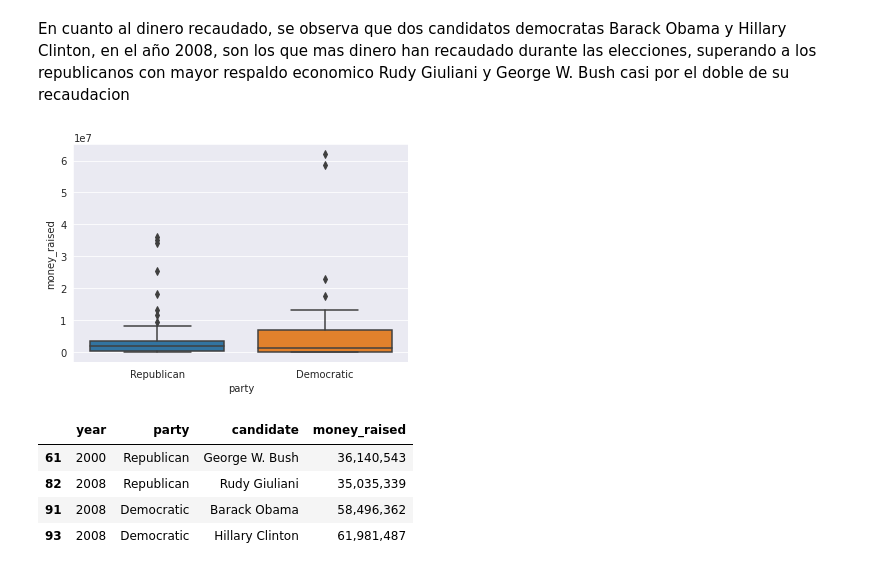
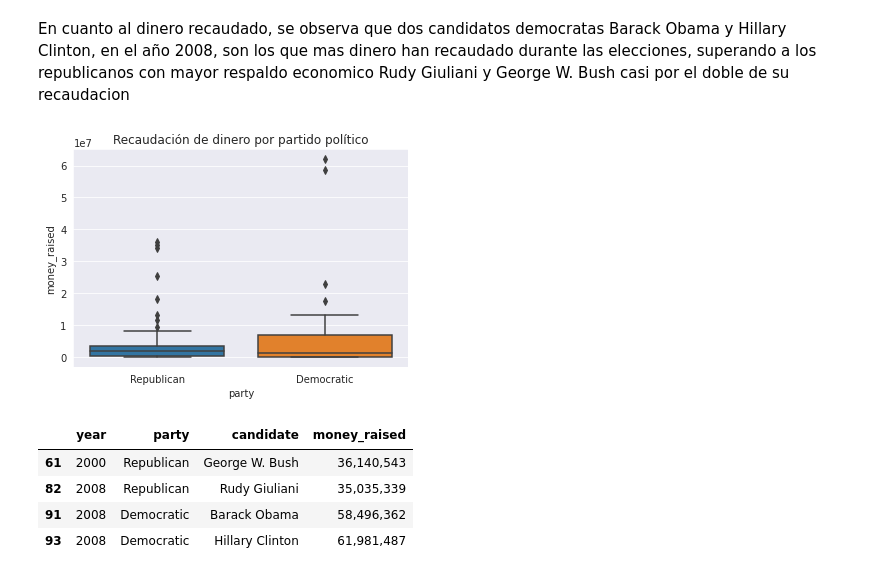
Before and after one commit to 1gnacio/orgadatos-kaggle-tp1, a Jupyter notebook: notebook707f668b56.ipynb, the cells around one changed output. Cells and saved outputs as stored; diff of their text form; code cells hidden in the pictures.

```diff
--- a/notebook707f668b56.ipynb
+++ b/notebook707f668b56.ipynb
@@ -483,8 +482,10 @@ plt.show()
 En cuanto al dinero recaudado, se observa que dos candidatos democratas Barack Obama y Hillary Clinton, en el año 2008, son los que mas dinero han recaudado durante las elecciones, superando a los republicanos con mayor respaldo economico Rudy Giuliani y George W. Bush casi por el doble de su recaudacion
 # %%
 ax = sns.boxplot(x='party', y= 'money_raised', data=data)
+ax.set_title('Recaudación de dinero por partido político')
+plt.show()
 # %% [output]
-[figure, old version]
+[figure, new version]
 # %%
 data_filter = data[data['candidate'].isin(['Barack Obama', 'Hillary Clinton', 'Rudy Giuliani', 'George W. Bush'])]
 data_filter[['year', 'party', 'candidate', 'money_raised']].style.format({"money_raised": "{:,.0f}"})
```
Also changed, not shown: parts of 62 cells of this notebook.
